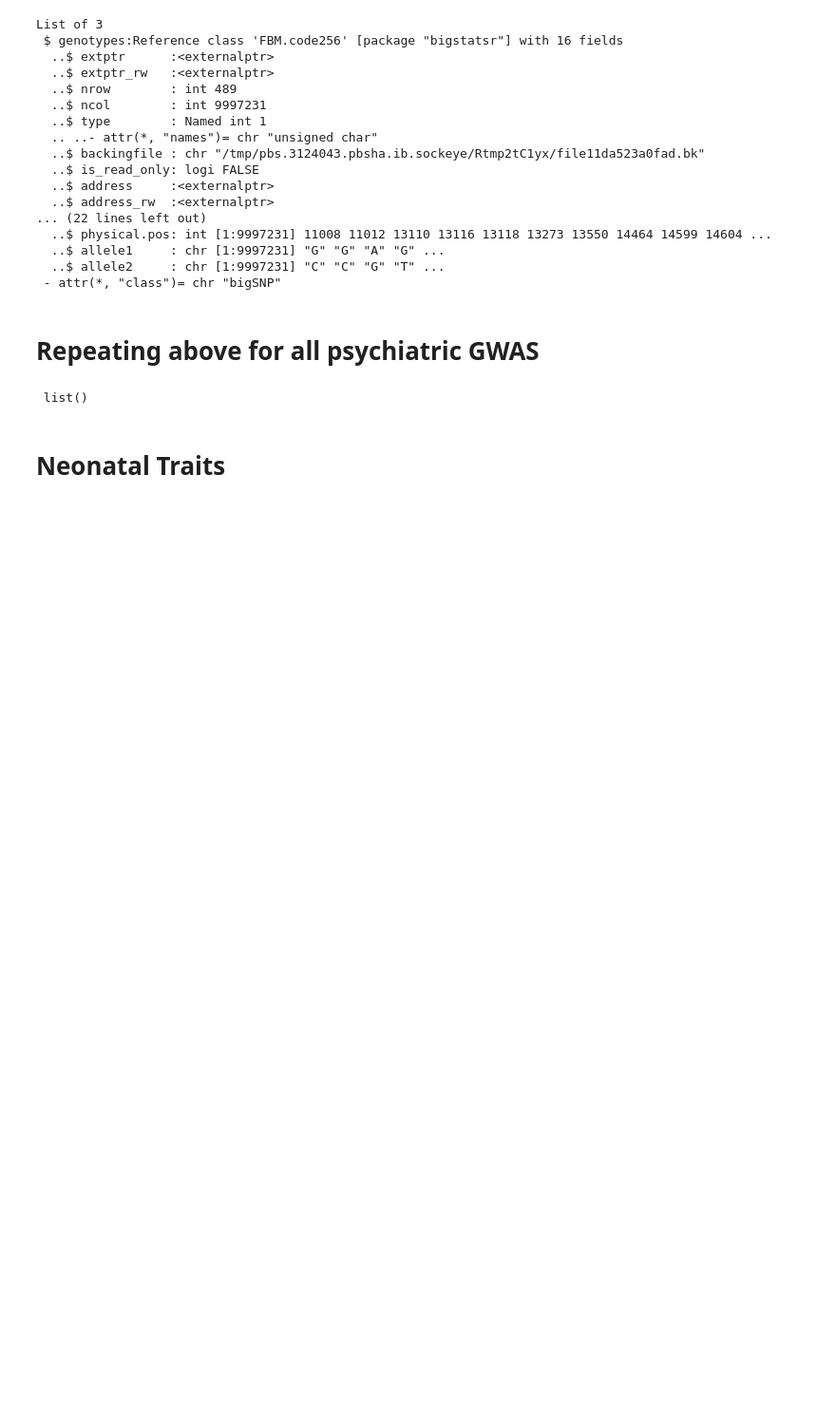
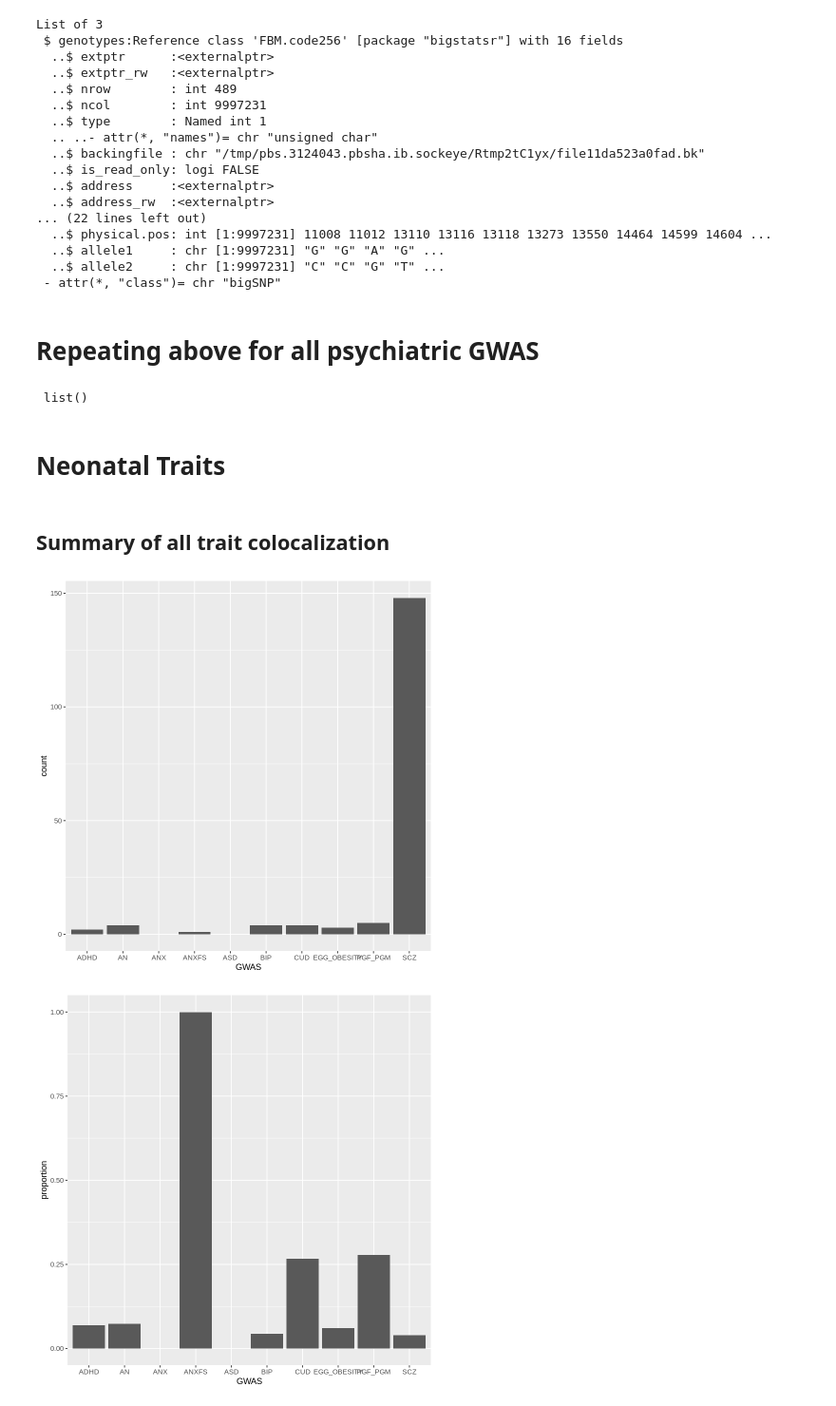
Before and after one commit to wilcas/sex_specific_mQTL, a Jupyter notebook: delahaye_mQTL_analyses/placental_mqtl_colocalization.ipynb, the cells around one changed output. Shown at 95% size. Drawn from its saved outputs; the diff is of its cells as text; code cells hidden in the pictures; blank space fills up the shorter version.

```diff
--- a/delahaye_mQTL_analyses/placental_mqtl_colocalization.ipynb
+++ b/delahaye_mQTL_analyses/placental_mqtl_colocalization.ipynb
@@ -282,3 +282,16 @@ trait_names < -c(
 sample_prev < -c(
     NULL, NULL, NULL, NULL, NULL, NULL, NULL, NULL, NULL, NULL, NULL, NULL, NULL, 0.0296
 )
+# %% [markdown]
+## Summary of all trait colocalization
+# %%
+trait_coloc <- dir(here("data"),pattern= ".*colocalization.txt",full.names = TRUE)
+all_coloc <- lapply(trait_coloc,fread)
+names(all_coloc) <- gsub(".*/(.*)_colocalization.txt","\\1",trait_coloc)
+coloc_table <- rbindlist(all_coloc,idcol="GWAS")
+# %%
+ggplot(coloc_table[,.(proportion = sum(PP.H4.abf > 0.95) / .N,count=sum(PP.H4.abf >0.95)),by=GWAS], aes(GWAS,count)) + geom_col()
+ggplot(coloc_table[,.(proportion = sum(PP.H4.abf > 0.95) / .N,count=sum(PP.H4.abf >0.95)),by=GWAS], aes(GWAS,proportion)) + geom_col()
+# %% [output]
+[figure, added]
+[figure, added]
```
Also changed, not shown: parts of 3 cells of this notebook, 7 other files.
